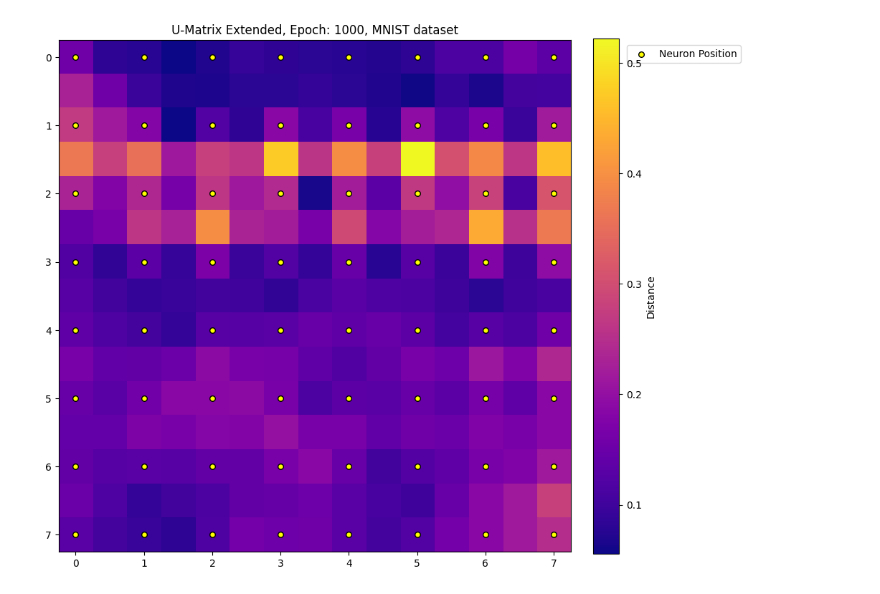
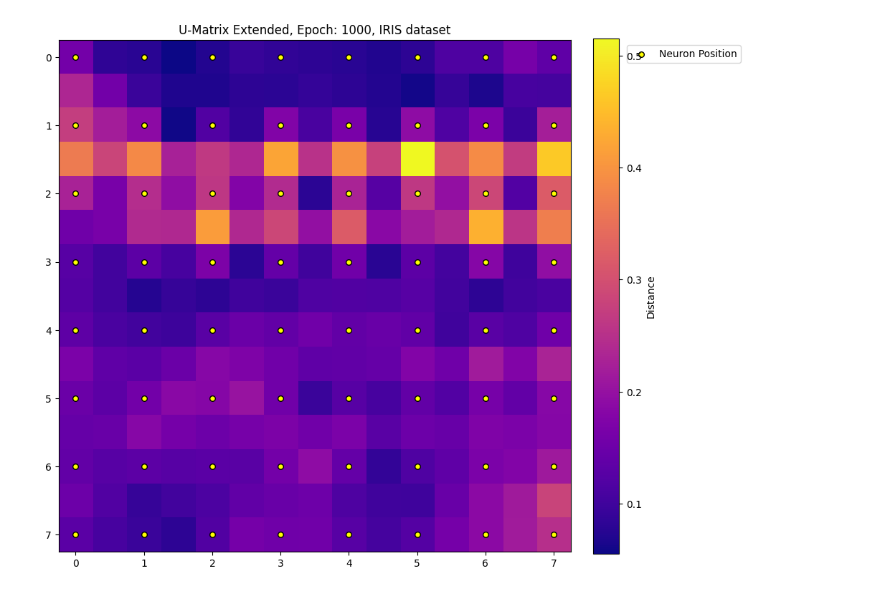
Before and after one commit to hanzltom/ViT-GHSOM, a Jupyter notebook: SOM/SOM_training_IRIS.ipynb, the cells around one changed output. Cells and saved outputs as stored; diff of their text form; code cells hidden in the pictures.

```diff
--- a/SOM/SOM_training_IRIS.ipynb
+++ b/SOM/SOM_training_IRIS.ipynb
@@ -50,7 +50,7 @@ visualize_u_matrix(som, 1000, "MNIST")
 # %%
-visualize_u_matrix_extended(som, 1000, "MNIST")
+visualize_u_matrix_extended(som, 1000, "IRIS")
 # %% [output]
-[figure, old version]
+[figure, new version]
 # %%
 video = generate_u_matrix_vid(som)
 display(video)
```
Also changed, not shown: parts of 3 cells of this notebook.
